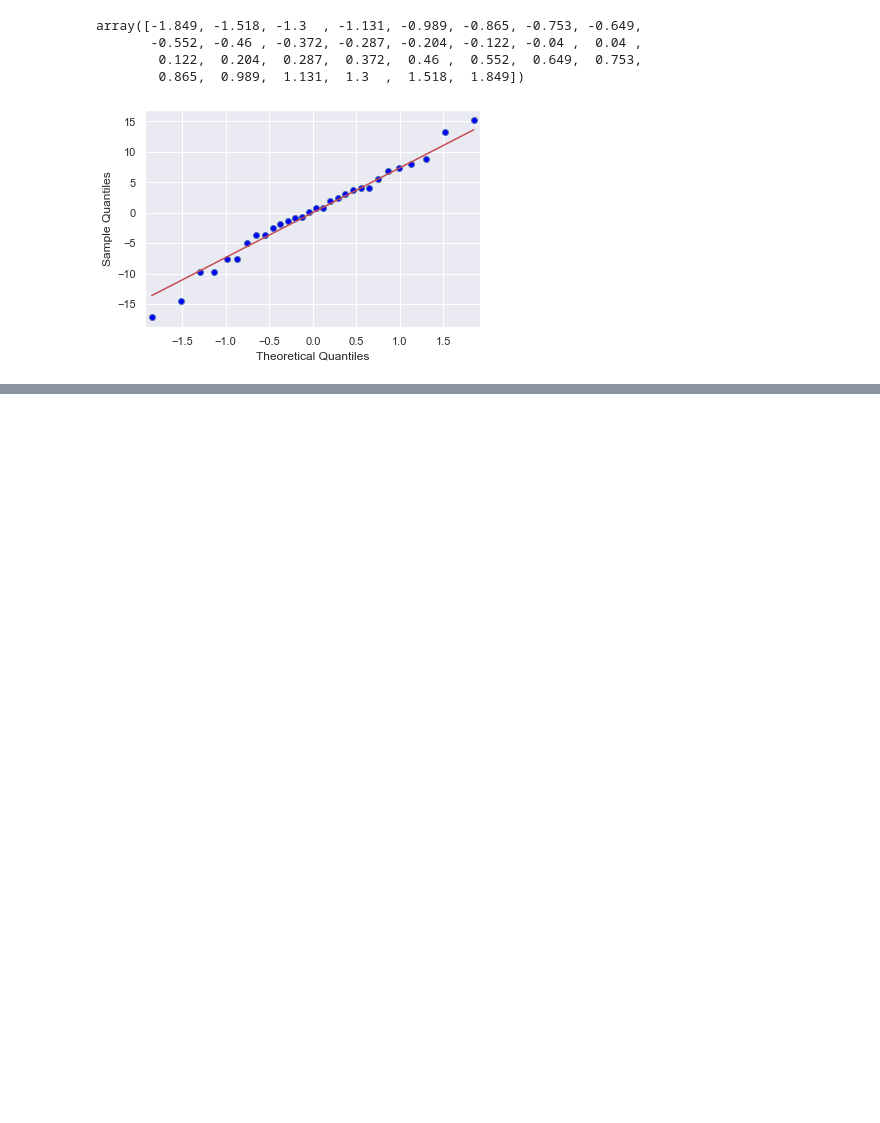
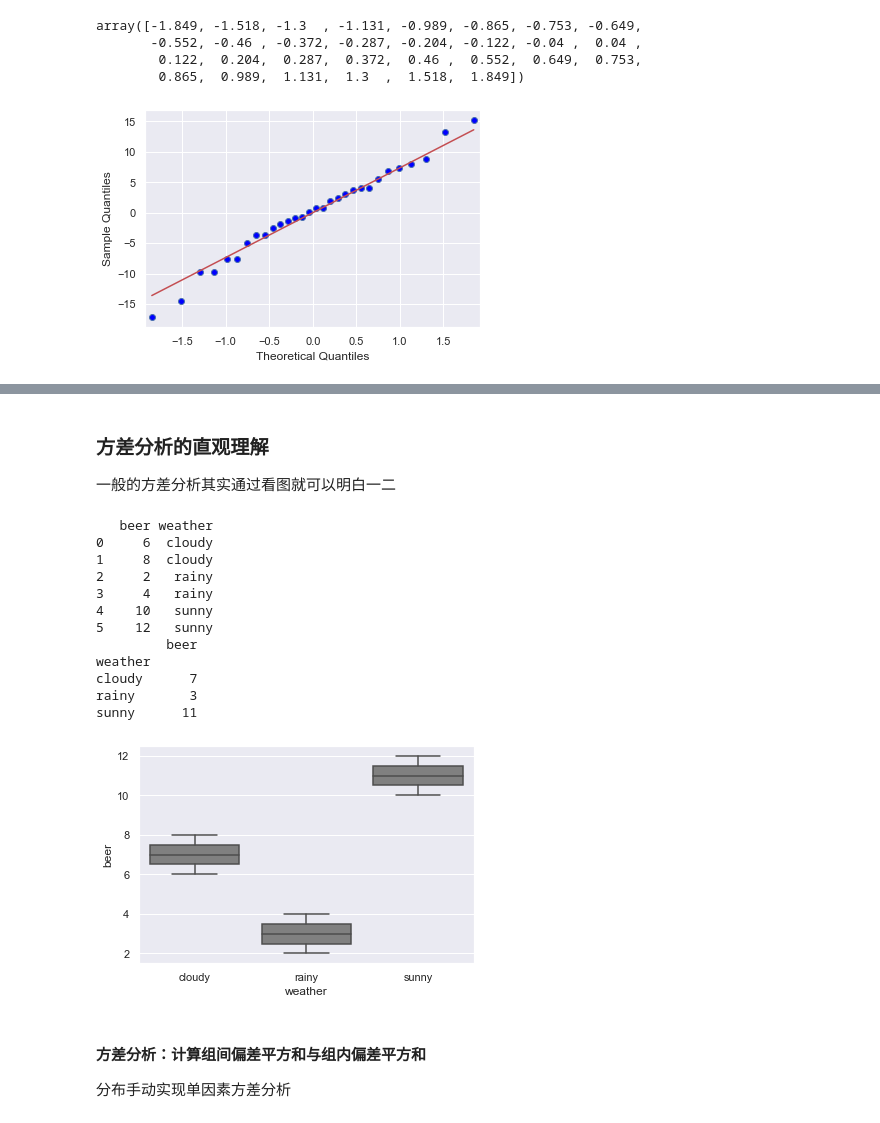
Before and after one commit to yuanzhen-lucas/mybioinfo, a Jupyter notebook: python/chapter5_python进行数据分析.ipynb, the cells around one changed output, grey strips where cells are left out. Saved outputs shown, nothing was run; the diff lists cells and outputs as text; code cells hidden in the pictures; blank space fills up the shorter version.

```diff
--- a/python/chapter5_python进行数据分析.ipynb
+++ b/python/chapter5_python进行数据分析.ipynb
@@ -181,0 +193,58 @@ array([-1.849, -1.518, -1.3  , -1.131, -0.989, -0.865, -0.753, -0.649,
+# %% [markdown]
+### 方差分析的直观理解
+一般的方差分析其实通过看图就可以明白一二
+# %%
+import numpy as np
+import pandas as pd
+from scipy import stats
+
+# 用于绘图的库
+from matplotlib import pyplot as plt
+import seaborn as sns
+sns.set()
+# 用于估计统计模型的库（部分版本会报出警告信息）
+import statsmodels.formula.api as smf
+import statsmodels.api as sm
+# 设置浮点数打印精度
+%precision 3
+# 在Jupyter Notebook中显示图形
+%matplotlib inline
+
+# 定义一组数据
+weather = [
+    "cloudy", "cloudy",
+    "rainy", "rainy",
+    "sunny", "sunny"
+]
+
+beer = [6, 8, 2, 4, 10, 12]
+
+# 转换成数据帧
+weather_beer = pd.DataFrame({
+    "beer"  : beer,
+    "weather": weather
+})
+print(weather_beer)
+
+# 样本量很小所以绘制箱形图而非小提琴图
+sns.boxplot(x = "weather", y = "beer",
+            data = weather_beer, color = "gray")
+
+print(weather_beer.groupby("weather").mean())
+# %% [output]
+   beer weather
+0     6  cloudy
+1     8  cloudy
+2     2   rainy
+3     4   rainy
+4    10   sunny
+5    12   sunny
+         beer
+weather
+cloudy      7
+rainy       3
+sunny      11
+[figure, added]
+# %% [markdown]
+#### 方差分析：计算组间偏差平方和与组内偏差平方和
+分布手动实现单因素方差分析
```
Also changed, not shown: parts of 7 cells of this notebook, 3 other files.
